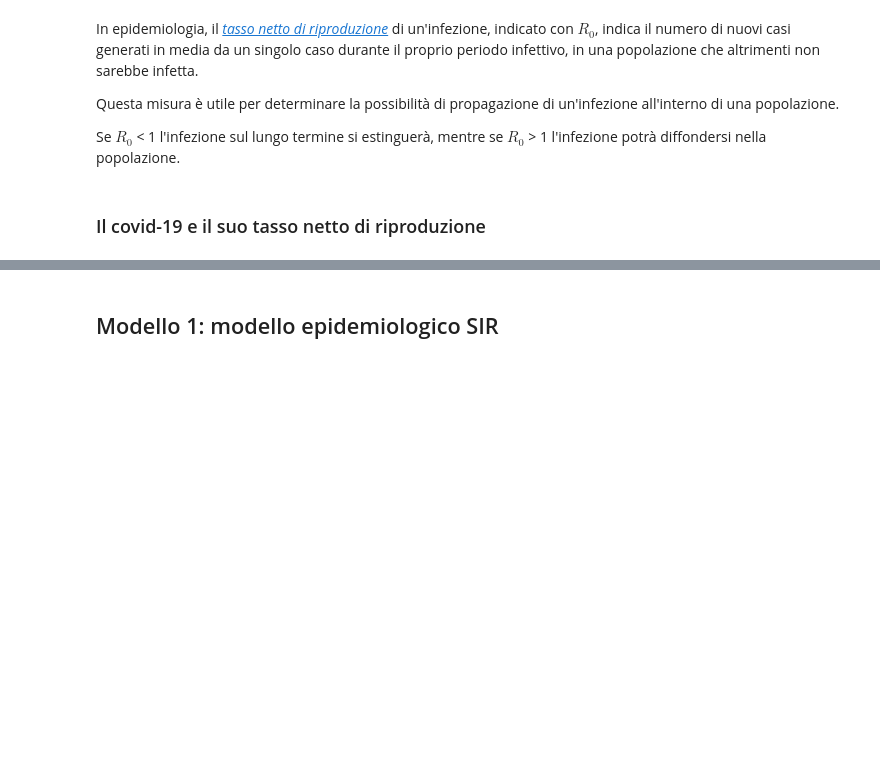
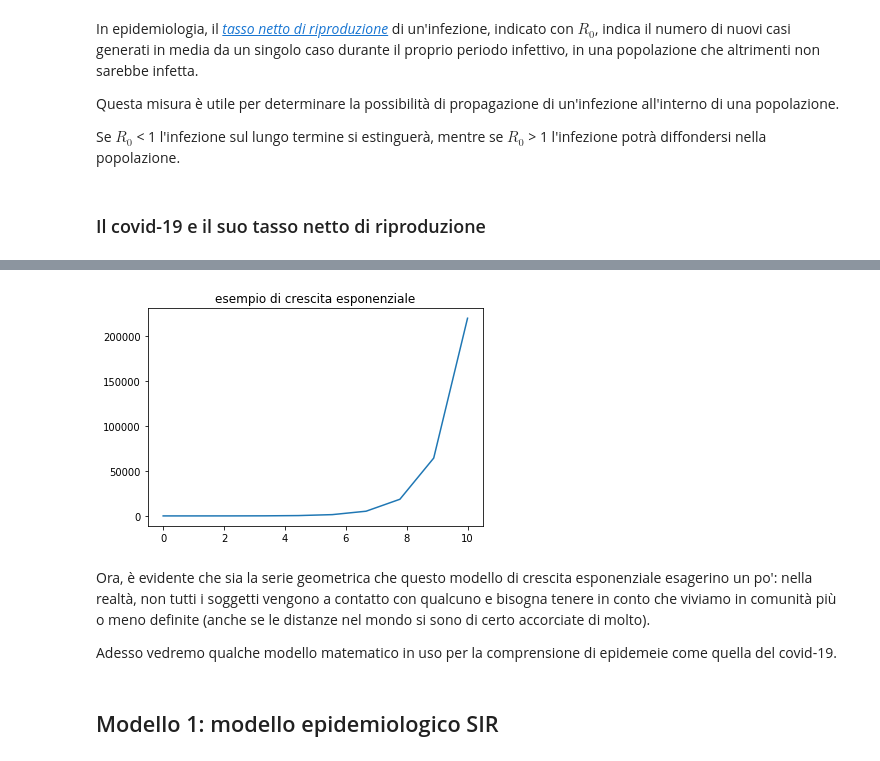
Before and after one commit to pcmasuzzo/modelli_epidemiologici, a Jupyter notebook: notebooks/epidemie.ipynb, the cells around one changed output, grey strips where cells are left out. Cells and saved outputs as stored; diff of their text form; code cells hidden in the pictures; blank space fills up the shorter version.

```diff
--- a/notebooks/epidemie.ipynb
+++ b/notebooks/epidemie.ipynb
@@ -26,3 +42,14 @@ Ad oggi, si pensa che il tasso $R_{0}$ per il covid-19 sia intorno a 3.5($): que
+# %%
+t = np.linspace(0, 10, 10)
+y = t * np.exp(t)
+plt.plot(t,y)
+plt.title('esempio di crescita esponenziale');
+# %% [output]
+[figure, added]
+# %% [markdown]
+Ora, è evidente che sia la serie geometrica che questo modello di crescita esponenziale esagerino un po': nella realtà, non tutti i soggetti vengono a contatto con qualcuno e bisogna tenere in conto che viviamo in comunità più o meno definite (anche se le distanze nel mondo si sono di certo accorciate di molto).
+
+Adesso vedremo qualche modello matematico in uso per la comprensione di epidemeie come quella del covid-19.
 # %% [markdown]
 ## Modello 1: modello epidemiologico SIR
 # %% [markdown]
```
Also changed, not shown: parts of 5 cells of this notebook.
